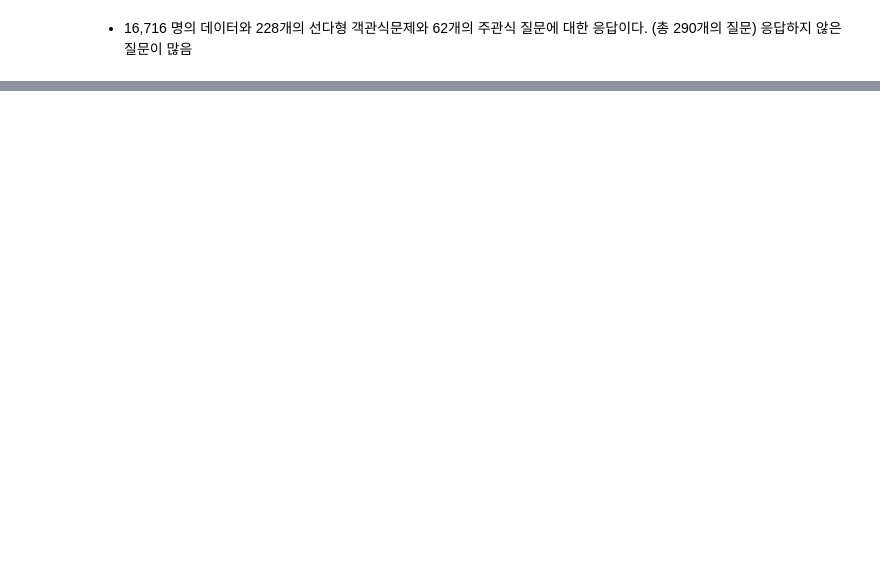
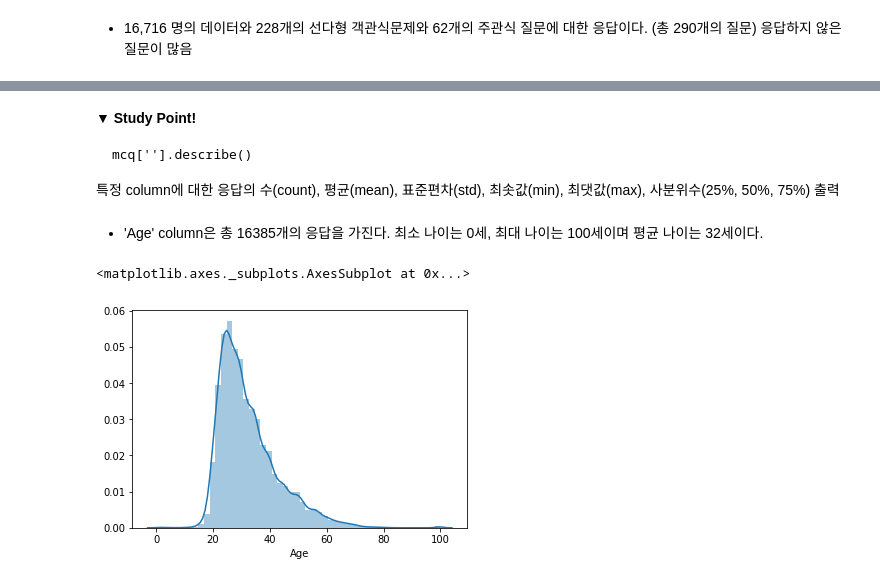
Before and after one commit to HwayoungYoon/Data-Analysis-Practice, a Jupyter notebook: kaggle-survey-2017/kaggle_DS_FAQ_1.ipynb, the cells around one changed output, grey strips where cells are left out. Drawn from its saved outputs; the diff is of its cells as text; code cells hidden in the pictures; blank space fills up the shorter version.

````diff
--- a/kaggle-survey-2017/kaggle_DS_FAQ_1.ipynb
+++ b/kaggle-survey-2017/kaggle_DS_FAQ_1.ipynb
@@ -147,0 +220,16 @@ msno.matrix(mcq, figsize=(12,5))
+# %% [markdown]
+**▼ Study Point!**
+
+```
+mcq[''].describe()
+```
+특정 column에 대한 응답의 수(count), 평균(mean), 표준편차(std), 최솟값(min), 최댓값(max), 사분위수(25%, 50%, 75%) 출력
+# %% [markdown]
+* 'Age' column은 총 16385개의 응답을 가진다. 최소 나이는 0세, 최대 나이는 100세이며 평균 나이는 32세이다.
+# %%
+# 연령에 대한 시각화
+## 0세 이상인 값들에 대해서만 plot 그림
+sns.distplot(mcq[mcq['Age'] > 0]['Age'])
+# %% [output]
+<matplotlib.axes._subplots.AxesSubplot at 0x...>
+[figure, added]
````
Also changed, not shown: parts of 51 cells of this notebook.
